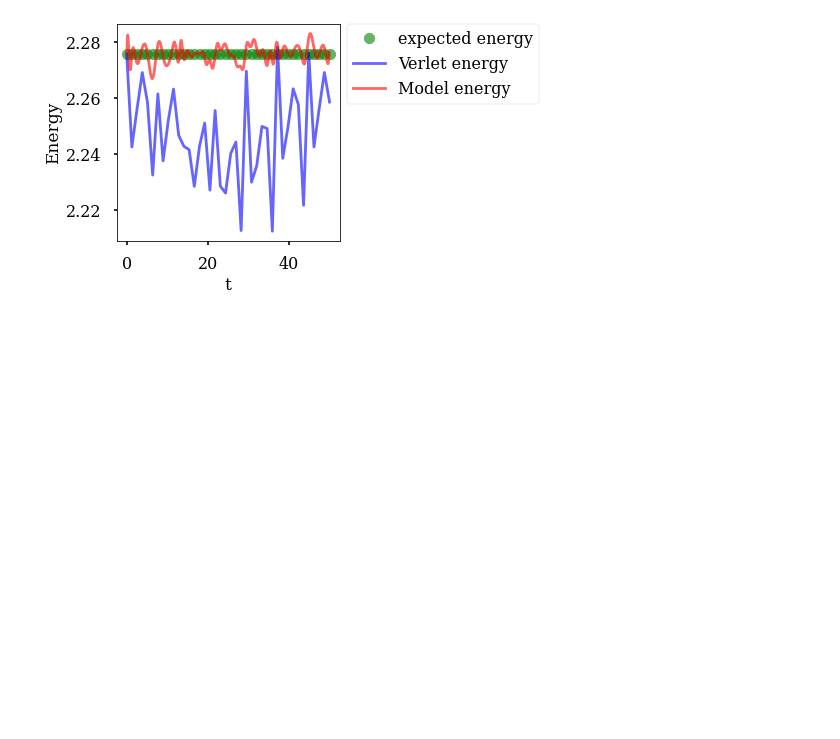
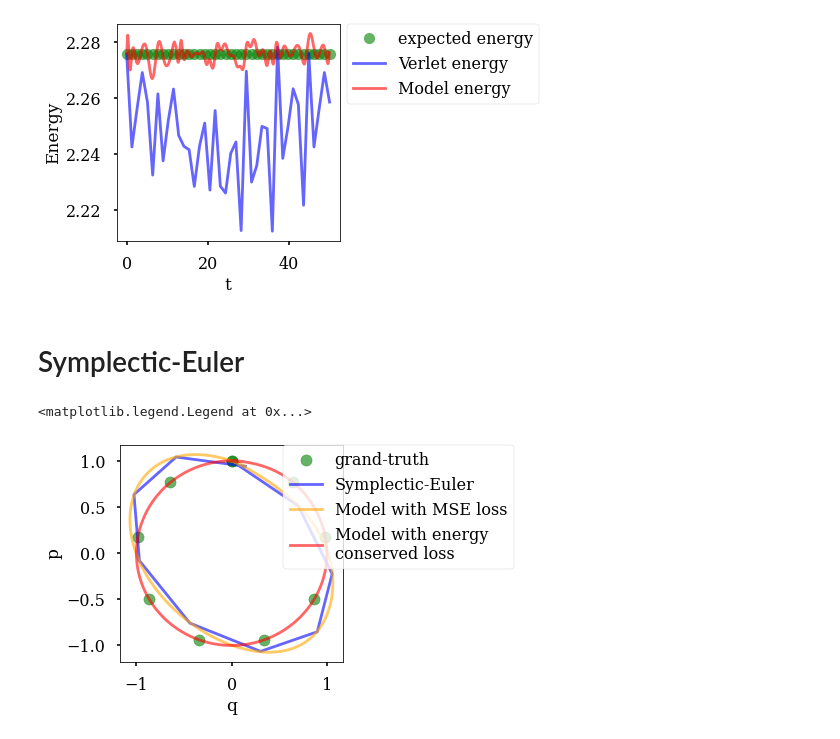
Before and after one commit to tayfununal/solving_hamiltonian_with_deeplearning, a Jupyter notebook: stage.ipynb, the cells around one changed output. Drawn from its saved outputs; the diff is of its cells as text; code cells hidden in the pictures; blank space fills up the shorter version.

```diff
--- a/stage.ipynb
+++ b/stage.ipynb
@@ -185,3 +187,5 @@ plt.legend(loc='upper right', bbox_to_anchor=(1.93, 1.036))
 # %% [output]
 <matplotlib.legend.Legend at 0x...>
 [figure]
+# %% [markdown]
+# Symplectic-Euler
@@ -187,0 +196,31 @@ plt.legend(loc='upper right', bbox_to_anchor=(1.93, 1.036))
+# %%
+# --------------------------------------------------Harmonic Oscillator Example----------------------------------------------------
+def ho_T(p):
+    return (p**2)/2
+
+def ho_V(q):
+    return (q**2)/2
+
+ho_model = Hamiltonian(solver=symplectic_euler(ho_T, ho_V, initial_point=[0.,1.], t_interval=[0, 2*np.pi], h=10), input_dim=1, output_dim=2,
+            hidden_layer=20, each_neuron=64, activation_func=tf.math.sin, epoch=2000 ,batch_size=100000000, learning_rate=0.0001, h_for_t_created=1000)
+# %%
+plt.figure(figsize = (4, 4))
+plt.xlabel('q', fontsize=17)
+plt.ylabel('p', fontsize=17)
+
+ho_test_t = np.sort(np.random.uniform(0,2*np.pi,1000))
+ho_prediction_mse = ho_model.model_train(ho_test_t)
+ho_prediction_energy = ho_model.energy_model_train(ho_test_t)
+
+# grand-truth
+plt.scatter(tf.math.sin(np.linspace(0.,2*np.pi,10)), tf.math.cos(np.linspace(0.,2*np.pi,10)), c="green", alpha=0.6, label='grand-truth')
+# symplectic euler
+plt.plot(ho_model.z[:,0], ho_model.z[:,1], c="blue", alpha=0.6, label='Symplectic-Euler')
+# NN with mse
+plt.plot(ho_prediction_mse[:,0], ho_prediction_mse[:,1], c="orange", alpha=0.6, label='Model with MSE loss')
+# NN with energy loss
+plt.plot(ho_prediction_energy[:,0], ho_prediction_energy[:,1], c="red", alpha=0.6, label='Model with energy\nconserved loss')
+plt.legend(loc='upper right', bbox_to_anchor=(2.09, 1.036))
+# %% [output]
+<matplotlib.legend.Legend at 0x...>
+[figure, added]
```
Also changed, not shown: parts of 12 cells of this notebook.
